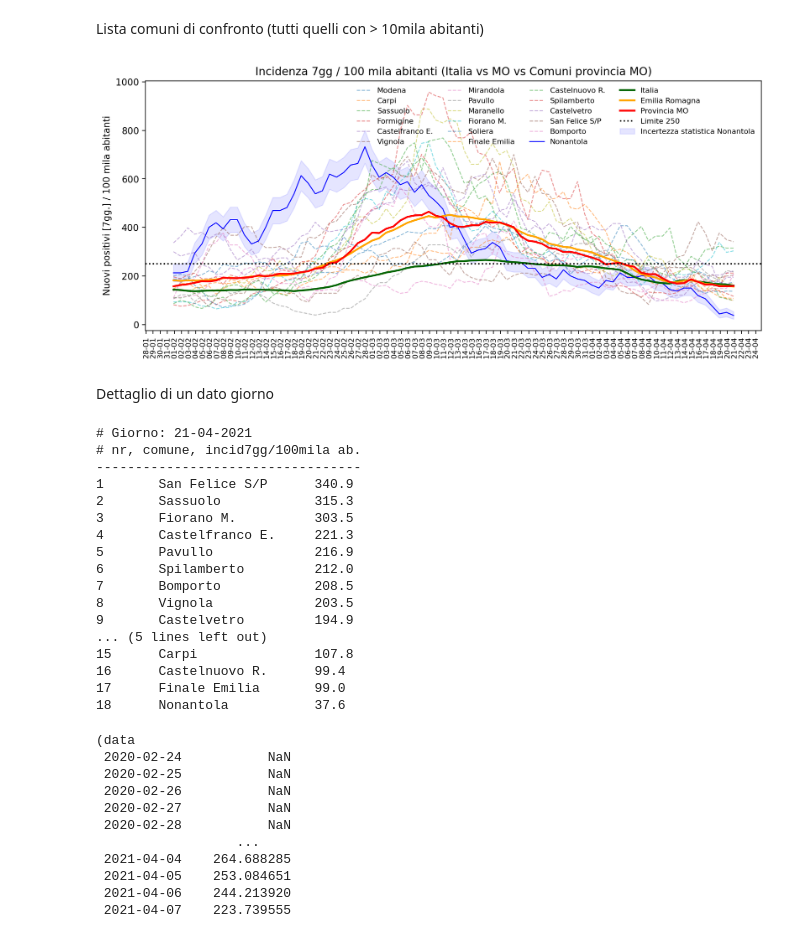
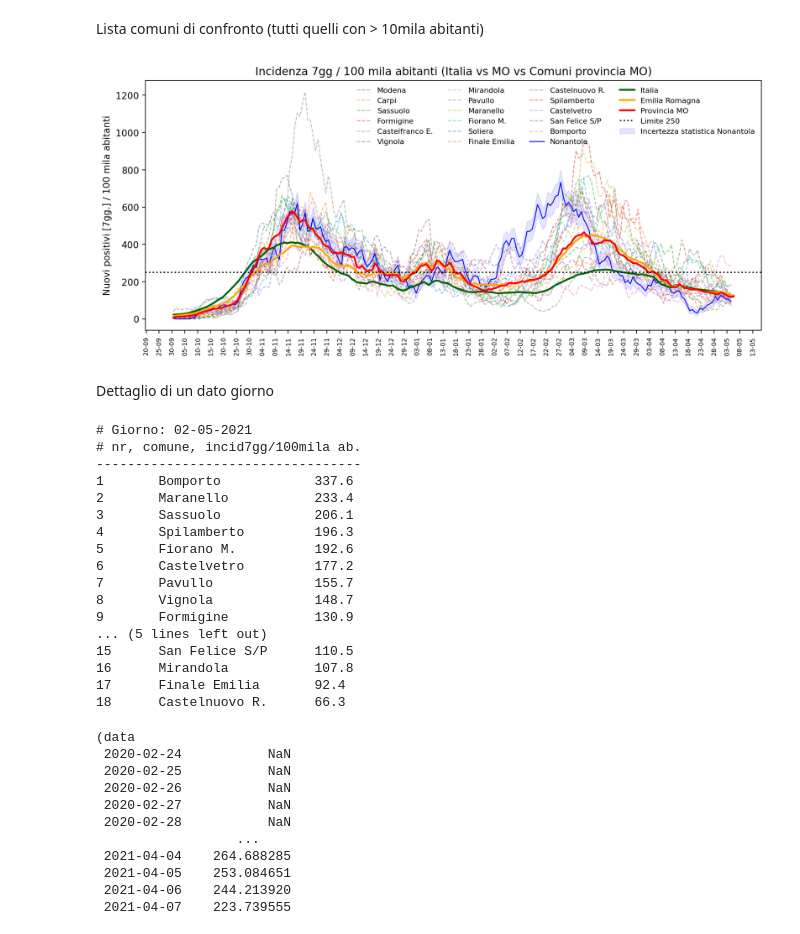
Before and after one commit to maskass/covid19-modena, a Jupyter notebook: plot_comuni.ipynb, the cells around one changed output. Drawn from its saved outputs; the diff is of its cells as text; code cells hidden in the pictures.

Commit message:
modif. immagine email e plot_comuni

```diff
--- a/plot_comuni.ipynb
+++ b/plot_comuni.ipynb
@@ -60,7 +60,7 @@ Lista comuni di confronto (tutti quelli con > 10mila abitanti)
 # %%
 lista_comuni = [ k for k,v in abitanti.items() if (v>10000) & (k not in ['Emilia Romagna', 'Provincia MO', 'Italia', 'Nonantola']) ]
 # %%
-range_temporale = '2021-02-01'
+range_temporale = '2020-10-01'
 # %%
 import matplotlib.dates as mdates
 import matplotlib.pyplot as plt
@@ -74,10 +74,10 @@ plt.style.use('fast')
 fig, ax = plt.subplots(figsize=(12,5), dpi=200)
 
 xfmt = mdates.DateFormatter('%d-%m')
-xloc = mdates.HourLocator(interval=24)
+xloc = mdates.HourLocator(interval=24*5)
 ax.xaxis.set_major_formatter(xfmt)
 ax.xaxis.set_major_locator(xloc)
-ax.tick_params(axis='x', rotation=90, labelsize=8)
+ax.tick_params(axis='x', rotation=90, labelsize=7)
 # ax.tick.label.set_fontsize('x-small')
 
 ax.set_title('Incidenza 7gg / 100 mila abitanti (Italia vs MO vs Comuni provincia MO)')
@@ -100,38 +100,38 @@ ax.plot(toplot[range_temporale:], alpha=1, lw=1, color='blue', label='Nonantola'
 # ax.plot(toplot[range_temporale:], alpha=1, lw=3, color='Magenta', label='Soliera')
 
 # Nonantola, banda incert. statistica
 toplot_inf = (roll['Nonantola'] - np.sqrt(roll['Nonantola'])) / abitanti['Nonantola']*100000
 toplot_sup = (roll['Nonantola'] + np.sqrt(roll['Nonantola'])) / abitanti['Nonantola']*100000
 ax.fill_between(toplot_inf[range_temporale:].index,
                 toplot_sup[range_temporale:],
                 toplot_inf[range_temporale:],
                 alpha=0.1, color='blue',
                label='Incertezza statistica Nonantola')
 
 ## Nazione, Regione, Provincia
 toplot = ita_roll/abitanti['Italia']*100000
 ax.plot(toplot[range_temporale:], alpha=1, lw=2, color='darkgreen', label='Italia')
 toplot = emr_roll/abitanti['Emilia Romagna']*100000
 ax.plot(toplot[range_temporale:], alpha=1, lw=2, color='orange', label='Emilia Romagna')
 toplot = mo_roll/abitanti['Provincia MO']*100000
 ax.plot(toplot[range_temporale:], alpha=1, lw=2, color='red', label='Provincia MO')
 
 # linea 250
 ax.axhline(250, linestyle=':', c='k', label='Limite 250')
 
 plt.legend(ncol=4, fontsize=8, frameon=False)
 #plt.legend(bbox_to_anchor=(1.05, 1), loc='upper left', ncol=1, fontsize=8)
 
 plt.show()
 fig.set_facecolor('white')
 fig.savefig('Nonantola.png')
 fig.savefig('Nonantola.pdf')
 # %% [output]
-[figure, old version]
+[figure, new version]
 # %% [markdown]
 Dettaglio di un dato giorno
 # %%
-giorno='2021-04-21'
+giorno='2021-05-02'
 titolo = pd.to_datetime(giorno)
 
 dettaglio={}
@@ -155,23 +155,23 @@ print('-'*len(sottotitolo))
 for i,e in enumerate(ultimo[::-1]):
     print(f'{openingseq[e[0]]}{i+1}\t{e[0]:20}{e[1]:.1f}{closiningseq}')
 # %% [output]
-# Giorno: 21-04-2021
+# Giorno: 02-05-2021
 # nr, comune, incid7gg/100mila ab.
 ----------------------------------
-1       San Felice S/P      340.9
-2       Sassuolo            315.3
-3       Fiorano M.          303.5
-4       Castelfranco E.     221.3
-5       Pavullo             216.9
-6       Spilamberto         212.0
-7       Bomporto            208.5
-8       Vignola             203.5
-9       Castelvetro         194.9
+1       Bomporto            337.6
+2       Maranello           233.4
+3       Sassuolo            206.1
+4       Spilamberto         196.3
+5       Fiorano M.          192.6
+6       Castelvetro         177.2
+7       Pavullo             155.7
+8       Vignola             148.7
+9       Formigine           130.9
 ... (5 lines left out)
-15      Carpi               107.8
-16      Castelnuovo R.      99.4
-17      Finale Emilia       99.0
-18      Nonantola           37.6
+15      San Felice S/P      110.5
+16      Mirandola           107.8
+17      Finale Emilia       92.4
+18      Castelnuovo R.      66.3
 # %%
 emr_roll/abitanti['Emilia Romagna']*100000, mo_roll/abitanti['Provincia MO']*100000
 # %% [output]
```
Also changed, not shown: 1 other file.
